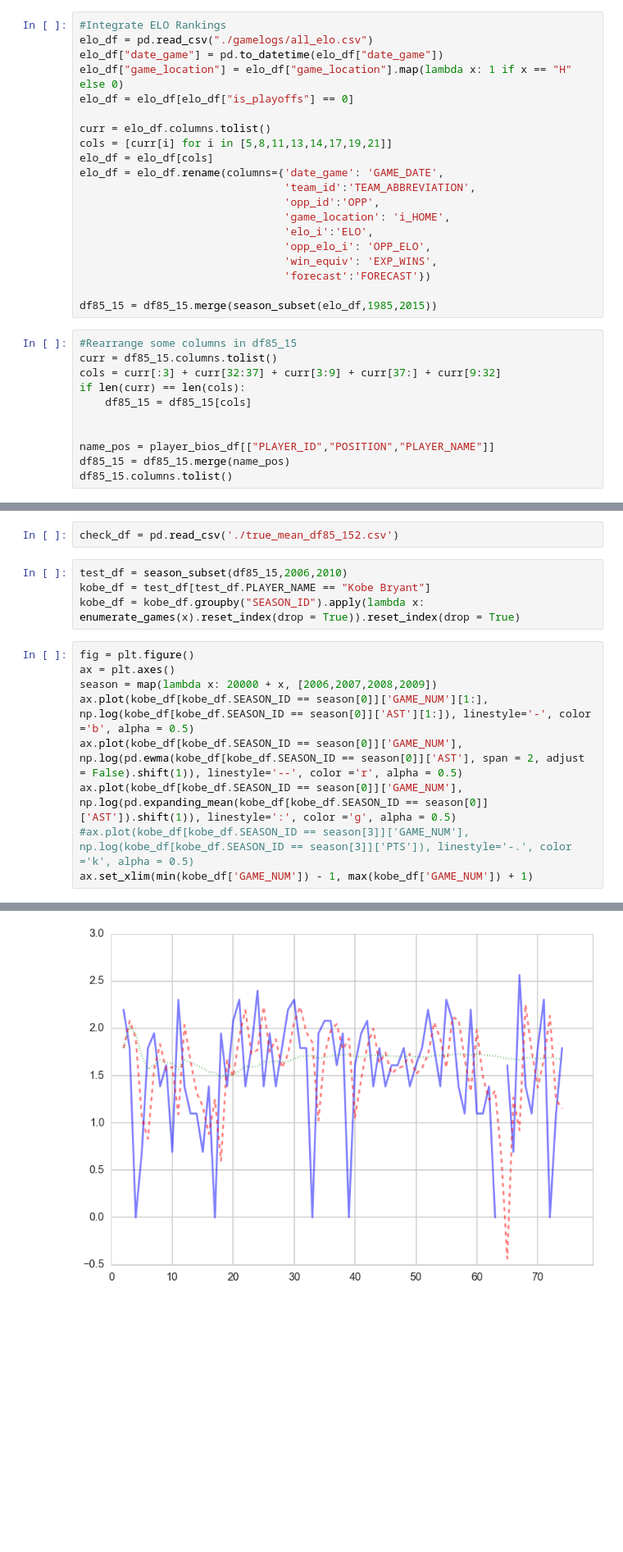
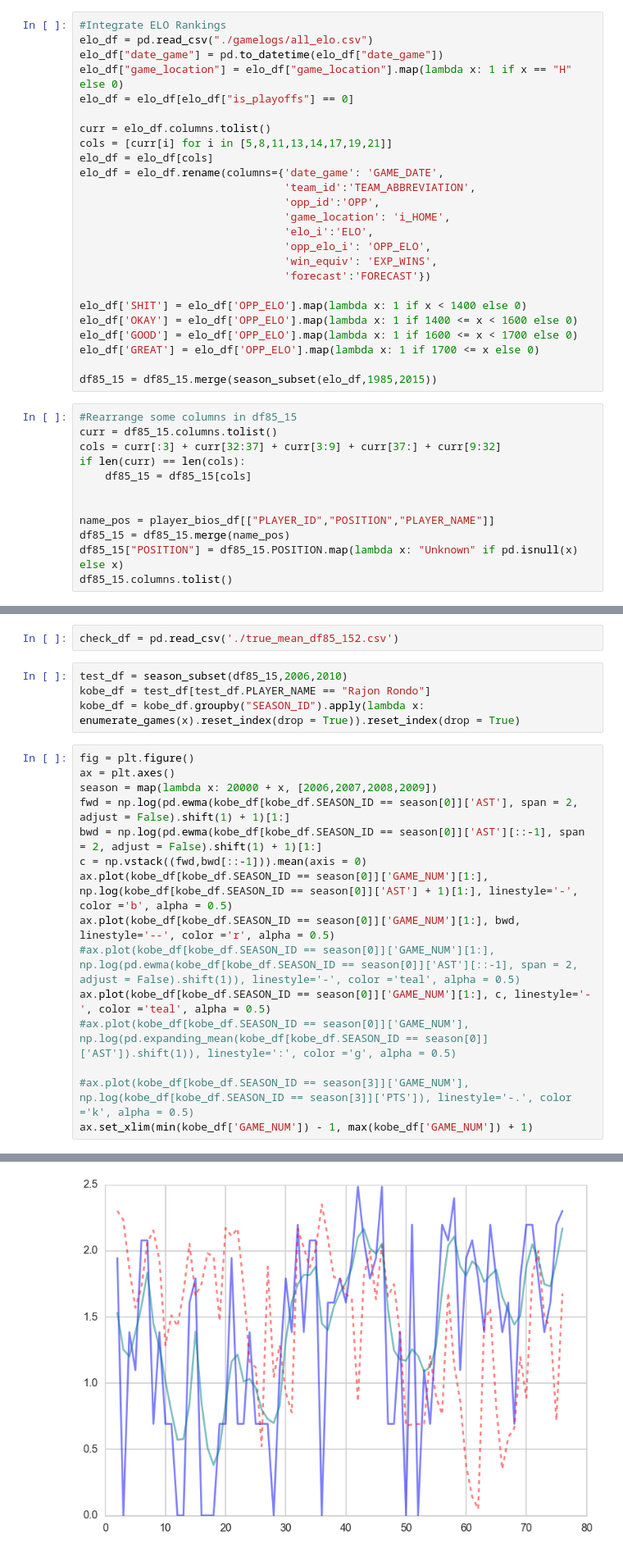
Before and after one commit to diciurcio-d/ShiftEnter, a Jupyter notebook: data_collection_sup.ipynb, the cells around one changed output, grey strips where cells are left out. Shown at 82% size. Saved outputs shown, nothing was run; the diff lists cells and outputs as text; blank space fills up the shorter version.

```diff
--- a/data_collection_sup.ipynb
+++ b/data_collection_sup.ipynb
@@ -83,6 +84,11 @@ elo_df = elo_df.rename(columns={'date_game': 'GAME_DATE',
                                 'win_equiv': 'EXP_WINS',
                                 'forecast':'FORECAST'})
 
+elo_df['SHIT'] = elo_df['OPP_ELO'].map(lambda x: 1 if x < 1400 else 0)
+elo_df['OKAY'] = elo_df['OPP_ELO'].map(lambda x: 1 if 1400 <= x < 1600 else 0)
+elo_df['GOOD'] = elo_df['OPP_ELO'].map(lambda x: 1 if 1600 <= x < 1700 else 0)
+elo_df['GREAT'] = elo_df['OPP_ELO'].map(lambda x: 1 if 1700 <= x else 0)
+
 df85_15 = df85_15.merge(season_subset(elo_df,1985,2015))
 # %%
 #Rearrange some columns in df85_15
@@ -94,6 +100,7 @@ if len(curr) == len(cols):
 
 name_pos = player_bios_df[["PLAYER_ID","POSITION","PLAYER_NAME"]]
 df85_15 = df85_15.merge(name_pos)
+df85_15["POSITION"] = df85_15.POSITION.map(lambda x: "Unknown" if pd.isnull(x) else x)
 df85_15.columns.tolist()
 # %% [output]
 ['SEASON_ID',
@@ -349,15 +298,21 @@ df85_15.shape
 check_df = pd.read_csv('./true_mean_df85_152.csv')
 # %%
 test_df = season_subset(df85_15,2006,2010)
-kobe_df = test_df[test_df.PLAYER_NAME == "Kobe Bryant"]
+kobe_df = test_df[test_df.PLAYER_NAME == "Rajon Rondo"]
 kobe_df = kobe_df.groupby("SEASON_ID").apply(lambda x: enumerate_games(x).reset_index(drop = True)).reset_index(drop = True)
 # %%
 fig = plt.figure()
 ax = plt.axes()
 season = map(lambda x: 20000 + x, [2006,2007,2008,2009])
-ax.plot(kobe_df[kobe_df.SEASON_ID == season[0]]['GAME_NUM'][1:], np.log(kobe_df[kobe_df.SEASON_ID == season[0]]['AST'][1:]), linestyle='-', color ='b', alpha = 0.5)
-ax.plot(kobe_df[kobe_df.SEASON_ID == season[0]]['GAME_NUM'], np.log(pd.ewma(kobe_df[kobe_df.SEASON_ID == season[0]]['AST'], span = 2, adjust = False).shift(1)), linestyle='--', color ='r', alpha = 0.5)
-ax.plot(kobe_df[kobe_df.SEASON_ID == season[0]]['GAME_NUM'], np.log(pd.expanding_mean(kobe_df[kobe_df.SEASON_ID == season[0]]['AST']).shift(1)), linestyle=':', color ='g', alpha = 0.5)
+fwd = np.log(pd.ewma(kobe_df[kobe_df.SEASON_ID == season[0]]['AST'], span = 2, adjust = False).shift(1) + 1)[1:]
+bwd = np.log(pd.ewma(kobe_df[kobe_df.SEASON_ID == season[0]]['AST'][::-1], span = 2, adjust = False).shift(1) + 1)[1:]
+c = np.vstack((fwd,bwd[::-1])).mean(axis = 0)
+ax.plot(kobe_df[kobe_df.SEASON_ID == season[0]]['GAME_NUM'][1:], np.log(kobe_df[kobe_df.SEASON_ID == season[0]]['AST'] + 1)[1:], linestyle='-', color ='b', alpha = 0.5)
+ax.plot(kobe_df[kobe_df.SEASON_ID == season[0]]['GAME_NUM'][1:], bwd, linestyle='--', color ='r', alpha = 0.5)
+#ax.plot(kobe_df[kobe_df.SEASON_ID == season[0]]['GAME_NUM'][1:], np.log(pd.ewma(kobe_df[kobe_df.SEASON_ID == season[0]]['AST'][::-1], span = 2, adjust = False).shift(1)), linestyle='-', color ='teal', alpha = 0.5)
+ax.plot(kobe_df[kobe_df.SEASON_ID == season[0]]['GAME_NUM'][1:], c, linestyle='-', color ='teal', alpha = 0.5)
+#ax.plot(kobe_df[kobe_df.SEASON_ID == season[0]]['GAME_NUM'], np.log(pd.expanding_mean(kobe_df[kobe_df.SEASON_ID == season[0]]['AST']).shift(1)), linestyle=':', color ='g', alpha = 0.5)
+
 #ax.plot(kobe_df[kobe_df.SEASON_ID == season[3]]['GAME_NUM'], np.log(kobe_df[kobe_df.SEASON_ID == season[3]]['PTS']), linestyle='-.', color ='k', alpha = 0.5)
 ax.set_xlim(min(kobe_df['GAME_NUM']) - 1, max(kobe_df['GAME_NUM']) + 1)
 # %% [output]
@@ -365 +320 @@ ax.set_xlim(min(kobe_df['GAME_NUM']) - 1, max(kobe_df['GAME_NUM']) + 1)
-[figure, old version]
+[figure, new version]
```
Also changed, not shown: parts of 42 cells of this notebook, 1 other file.
